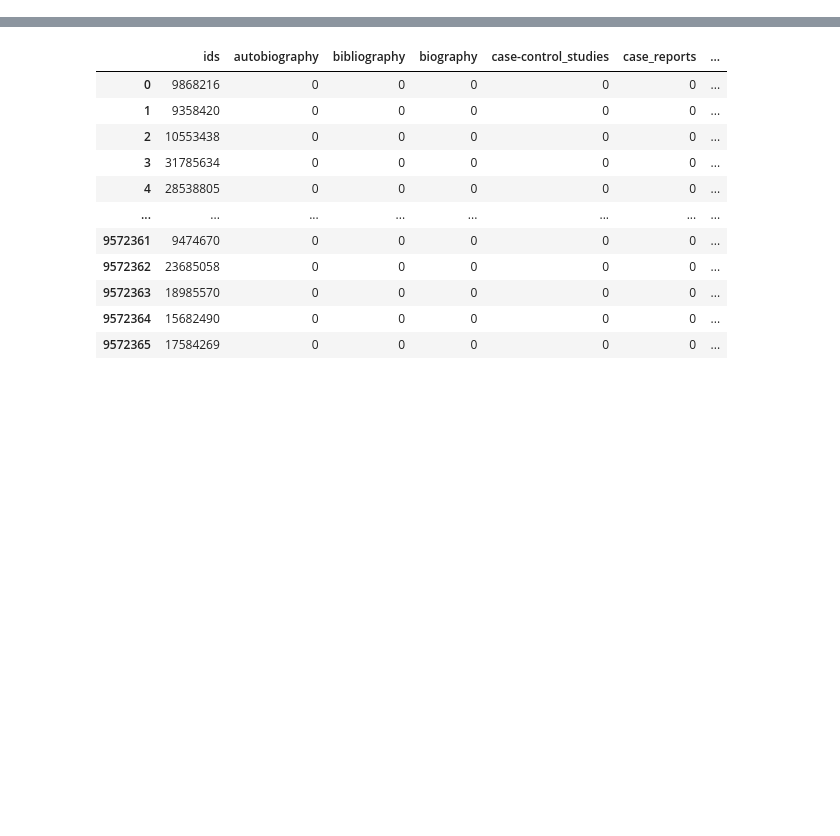
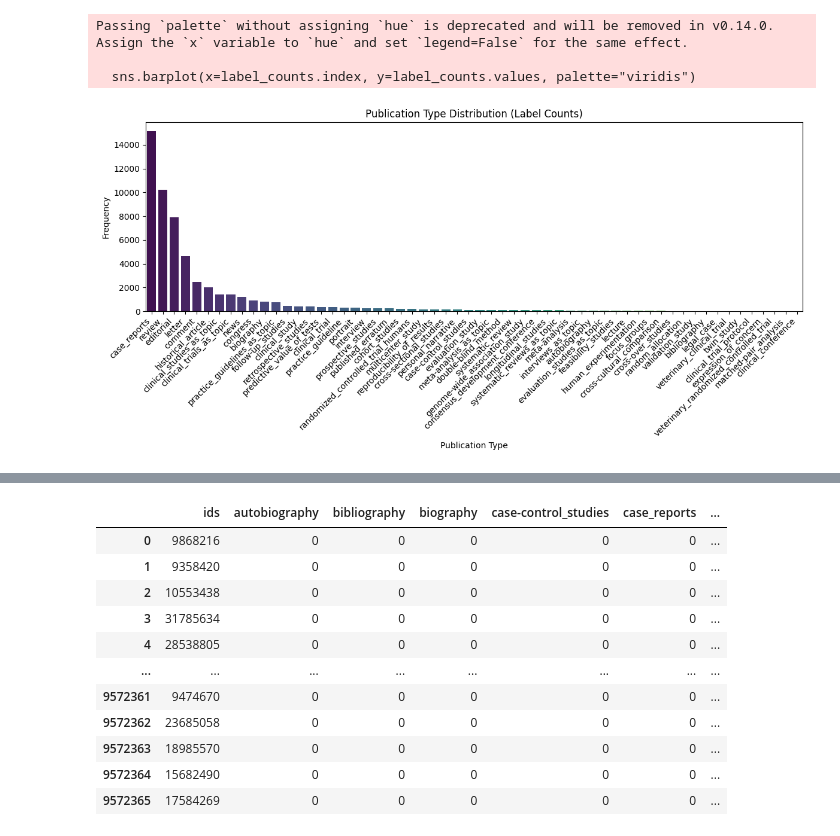
Before and after one commit to sylvey/DPR_Abstract_Generation, a Jupyter notebook: WithoutDistribution_balanced.ipynb, the cells around one changed output, grey strips where cells are left out. Saved outputs shown, nothing was run; the diff lists cells and outputs as text; code cells hidden in the pictures; blank space fills up the shorter version.

```diff
--- a/WithoutDistribution_balanced.ipynb
+++ b/WithoutDistribution_balanced.ipynb
@@ -18,0 +19,9 @@ df2
+# %%
+df2 = df2.rename(columns={
+            "full_text": "article",
+            "abstract": "abstract"
+        })
+df2 = df2.dropna(subset=["article", "abstract"])
+df2 = df2[df2["article"].str.strip().astype(bool)]
+df2 = df2[df2["abstract"].str.strip().astype(bool)]
+df2
@@ -18,0 +42,57 @@ df2
+# %%
+import pandas as pd
+import matplotlib.pyplot as plt
+import seaborn as sns
+from collections import Counter
+import ast
+
+def safe_eval(val):
+    if pd.isna(val):
+        return []
+    if isinstance(val, str):
+        try:
+            # 將字串 "['label']" 轉為列表 ['label']
+            return ast.literal_eval(val)
+        except (ValueError, SyntaxError):
+            return []
+    return val
+
+
+merged_df = df2
+merged_df['positive_labels'] = merged_df['positive_labels'].apply(safe_eval)
+
+
+
+all_labels = []
+for labels in merged_df['positive_labels']:
+    if isinstance(labels, list):
+        all_labels.extend(labels)
+    elif isinstance(labels, str):
+        try:
+            import ast
+            actual_list = ast.literal_eval(labels)
+            all_labels.extend(actual_list)
+        except:
+            continue
+
+label_counts = pd.Series(Counter(all_labels)).sort_values(ascending=False)
+
+print("每個 label 出現的次數：")
+print(label_counts)
+
+if not label_counts.empty:
+    plt.figure(figsize=(12, 6))
+    sns.barplot(x=label_counts.index, y=label_counts.values, palette="viridis")
+    plt.title("Publication Type Distribution (Label Counts)")
+    plt.xlabel("Publication Type")
+    plt.ylabel("Frequency")
+    plt.xticks(rotation=45, ha='right')
+    plt.tight_layout()
+    plt.show()
+else:
+    print("警告：找不到任何標籤數據。")
+
+merged_df['num_labels'] = merged_df['positive_labels'].apply(lambda x: len(x) if isinstance(x, list) else 0)
+print("\n每篇文章標籤數量的統計：")
+print(merged_df['num_labels'].value_counts().sort_index())
+# %% [output]
@@ -18,0 +116,4 @@ df2
+Passing `palette` without assigning `hue` is deprecated and will be removed in v0.14.0. Assign the `x` variable to `hue` and set `legend=False` for the same effect.
+
+  sns.barplot(x=label_counts.index, y=label_counts.values, palette="viridis")
+[figure, added]
```
Also changed, not shown: parts of 11 cells of this notebook, 20 other files.
